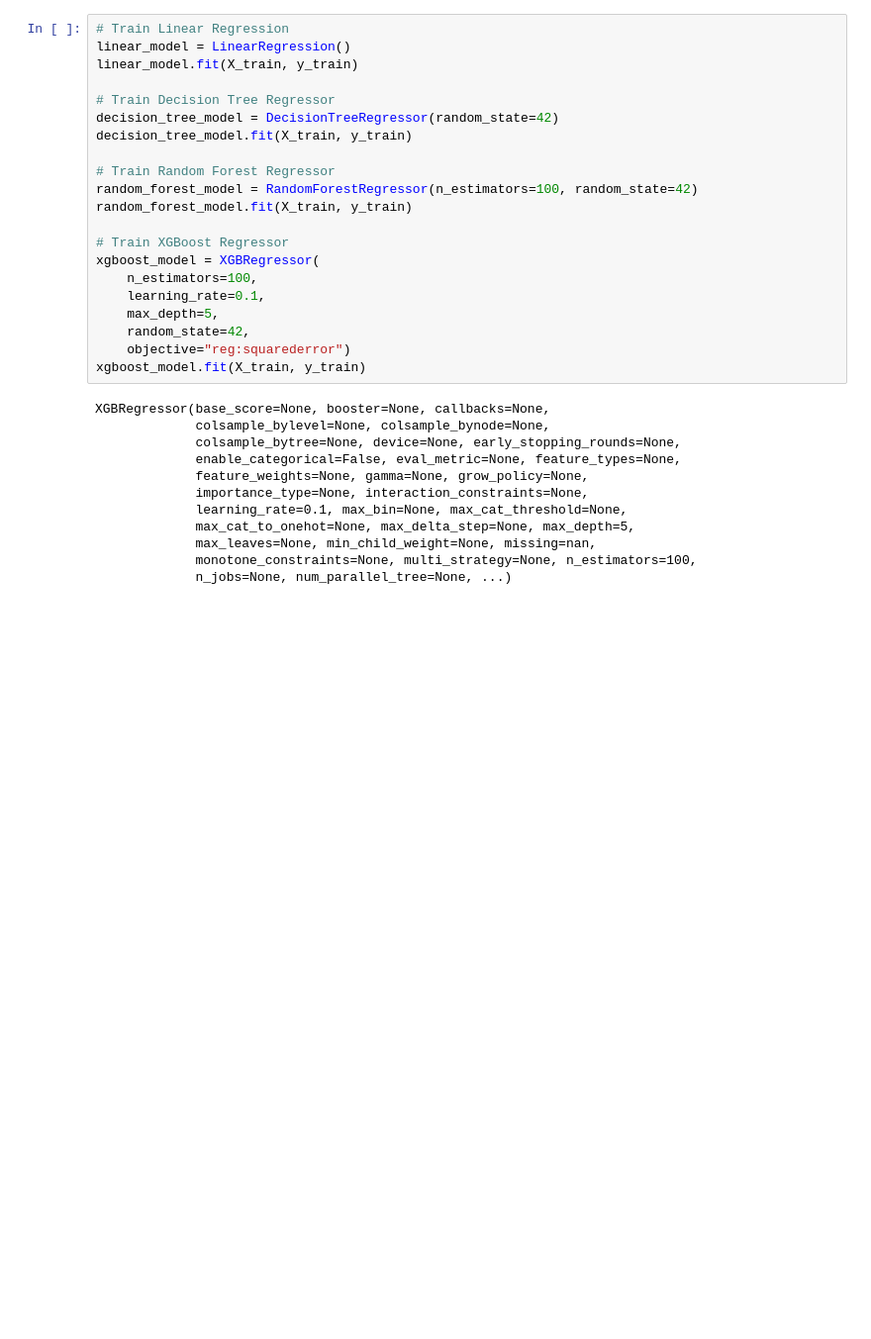
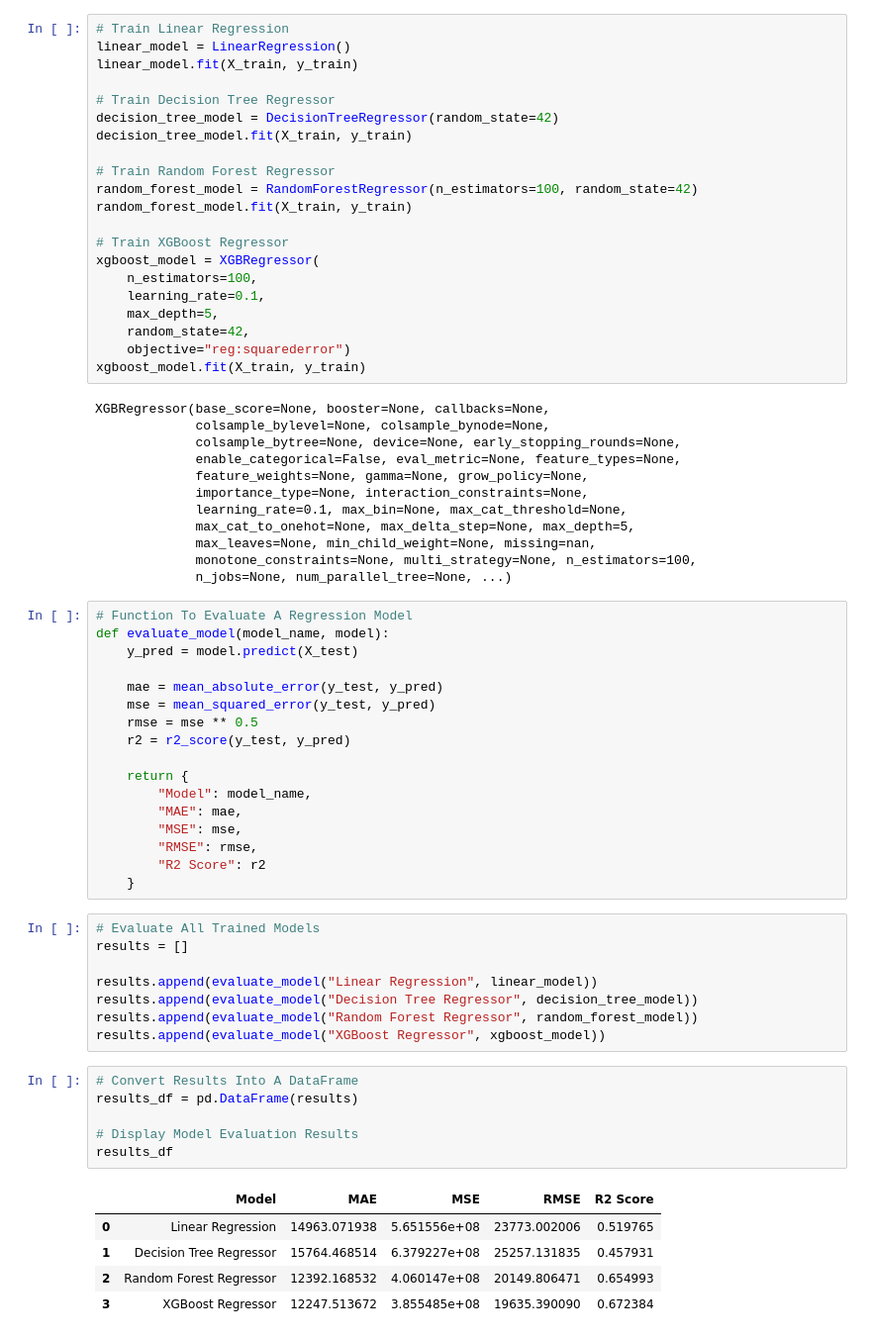
Before and after one commit to SMCodeX7/Used-Car-Price-Prediction, a Jupyter notebook: notebooks/UsedCarPricePrediction.ipynb, the cells around one changed output. Shown at 99% size. Saved outputs shown, nothing was run; the diff lists cells and outputs as text; blank space fills up the shorter version.

Commit message:
Model Evaluation

```diff
--- a/notebooks/UsedCarPricePrediction.ipynb
+++ b/notebooks/UsedCarPricePrediction.ipynb
@@ -499,3 +499,40 @@ XGBRegressor(base_score=None, booster=None, callbacks=None,
              max_leaves=None, min_child_weight=None, missing=nan,
              monotone_constraints=None, multi_strategy=None, n_estimators=100,
              n_jobs=None, num_parallel_tree=None, ...)
+# %%
+# Function To Evaluate A Regression Model
+def evaluate_model(model_name, model):
+    y_pred = model.predict(X_test)
+
+    mae = mean_absolute_error(y_test, y_pred)
+    mse = mean_squared_error(y_test, y_pred)
+    rmse = mse ** 0.5
+    r2 = r2_score(y_test, y_pred)
+
+    return {
+        "Model": model_name,
+        "MAE": mae,
+        "MSE": mse,
+        "RMSE": rmse,
+        "R2 Score": r2
+    }
+# %%
+# Evaluate All Trained Models
+results = []
+
+results.append(evaluate_model("Linear Regression", linear_model))
+results.append(evaluate_model("Decision Tree Regressor", decision_tree_model))
+results.append(evaluate_model("Random Forest Regressor", random_forest_model))
+results.append(evaluate_model("XGBoost Regressor", xgboost_model))
+# %%
+# Convert Results Into A DataFrame
+results_df = pd.DataFrame(results)
+
+# Display Model Evaluation Results
+results_df
+# %% [output]
+|  | Model | MAE | MSE | RMSE | R2 Score |
+| 0 | Linear Regression | 14963.071938 | 5.651556e+08 | 23773.002006 | 0.519765 |
+| 1 | Decision Tree Regressor | 15764.468514 | 6.379227e+08 | 25257.131835 | 0.457931 |
+| 2 | Random Forest Regressor | 12392.168532 | 4.060147e+08 | 20149.806471 | 0.654993 |
+| 3 | XGBoost Regressor | 12247.513672 | 3.855485e+08 | 19635.390090 | 0.672384 |
```
